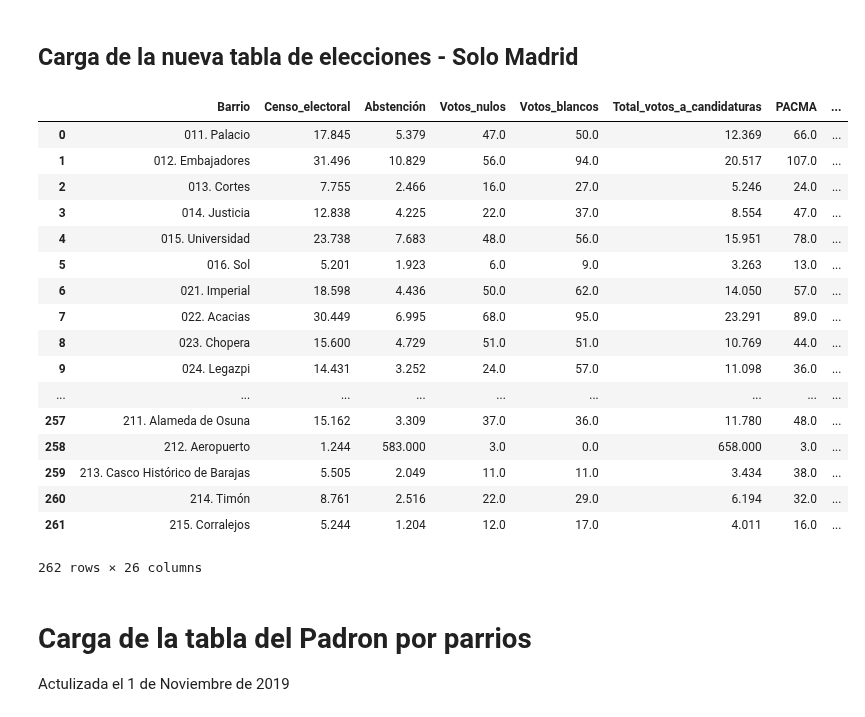
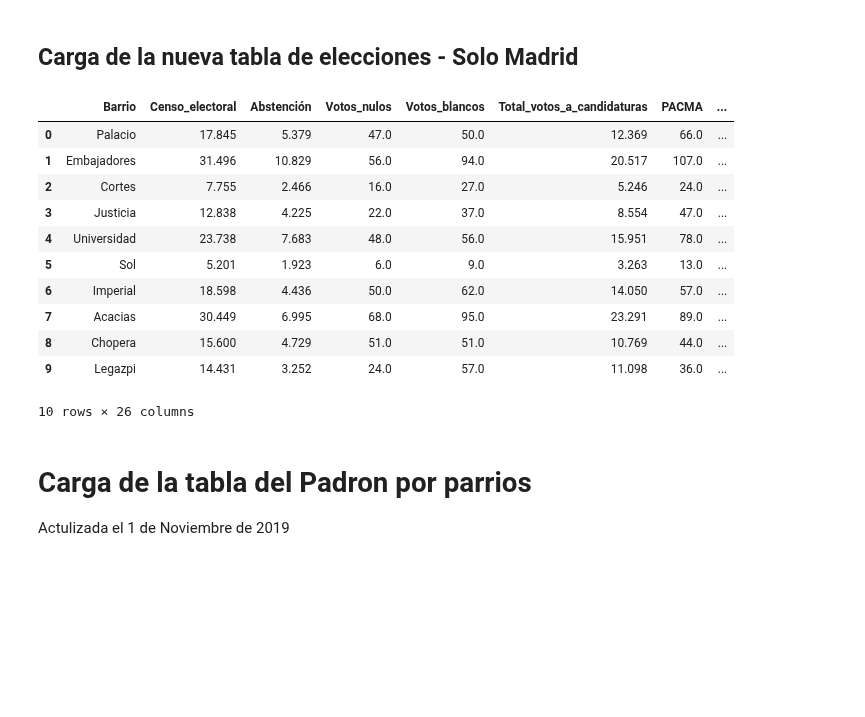
Before and after one commit to InmaLatorre/G3_ProyectoPython, a Jupyter notebook: MAIN.ipynb, the cells around one changed output. Saved outputs shown, nothing was run; the diff lists cells and outputs as text; code cells hidden in the pictures; blank space fills up the shorter version.

Commit message:
Commit de inicio de trabajo. Cada uno tiene su espacio en el archivo main

```diff
--- a/MAIN.ipynb
+++ b/MAIN.ipynb
@@ -29,48 +31,46 @@ tables = []
 # %%
 # Cargar los nombre de todos los archivos almacenados dentro de la carpeta "resources/Tablas_elecciones_barrio/"
 for r, d, f in os.walk(path):
     files = f
 # lectura y limpieza de las 21 tablas. Resultado: una lista de 21 tablas
 for file in files:
     tmp_table = pd.read_excel(path + '{0}'.format(file),
                               sep=";", encoding="ISO-8859-1")
     tmp_table.columns = [i.strip().replace(' ','_') for i in tmp_table.columns]
     tmp_table.reset_index(level=0, inplace=True)
     tmp_table.rename(columns={'index': 'Barrio'}, inplace=True)
     tmp_table['Distrito'] = re.sub("^[0-9]+(\.)(\s)", "", tmp_table.Barrio[0])
     tmp_table.drop([0,1], inplace=True)
+    for i in range(0, len(tmp_table.Barrio)):
+        tmp_table.iloc[i,0] = re.sub("[0-9]+(\.)(\s)", "", tmp_table.iloc[i,0])
+
     tables.append(tmp_table)
 
 # Se concatenan las 21 tablas en una sola
-main_table_elecciones = pd.concat(tables)
+main_table_elecciones = pd.concat(tables, sort=False)
+
 # Se unifica el index para toda la tabla
 main_table_elecciones.reset_index(drop=True, inplace=True)
-main_table_elecciones
+main_table_elecciones.head(10)
 # main_table.tail()
 
 # Pendientes
-# 1 -La columna "Barrio" debe contener solo el nombre del barrio. Para el código se debe crear una nueva columna "Codigo"
+#  OK 1 -La columna "Barrio" debe contener solo el nombre del barrio. Para el código se debe crear una nueva columna "Codigo"
 # 2 -Crear una nueva columna en donde se puedan observar los porcentajes de abstención
 #  OK 3- Poner el nombre del distrito (por ejemplo 'Centro') en una columna -"Distrito"- para todos los barrios que pertenecen a él
 # %% [output]
 |  | Barrio | Censo_electoral | Abstención | Votos_nulos | Votos_blancos | Total_votos_a_candidaturas | PACMA | ... |
-| 0 | 011. Palacio | 17.845 | 5.379 | 47.0 | 50.0 | 12.369 | 66.0 | ... |
-| 1 | 012. Embajadores | 31.496 | 10.829 | 56.0 | 94.0 | 20.517 | 107.0 | ... |
-| 2 | 013. Cortes | 7.755 | 2.466 | 16.0 | 27.0 | 5.246 | 24.0 | ... |
-| 3 | 014. Justicia | 12.838 | 4.225 | 22.0 | 37.0 | 8.554 | 47.0 | ... |
-| 4 | 015. Universidad | 23.738 | 7.683 | 48.0 | 56.0 | 15.951 | 78.0 | ... |
-| 5 | 016. Sol | 5.201 | 1.923 | 6.0 | 9.0 | 3.263 | 13.0 | ... |
-| 6 | 021. Imperial | 18.598 | 4.436 | 50.0 | 62.0 | 14.050 | 57.0 | ... |
-| 7 | 022. Acacias | 30.449 | 6.995 | 68.0 | 95.0 | 23.291 | 89.0 | ... |
-| 8 | 023. Chopera | 15.600 | 4.729 | 51.0 | 51.0 | 10.769 | 44.0 | ... |
-| 9 | 024. Legazpi | 14.431 | 3.252 | 24.0 | 57.0 | 11.098 | 36.0 | ... |
-| ... | ... | ... | ... | ... | ... | ... | ... | ... |
-| 257 | 211. Alameda de Osuna | 15.162 | 3.309 | 37.0 | 36.0 | 11.780 | 48.0 | ... |
-| 258 | 212. Aeropuerto | 1.244 | 583.000 | 3.0 | 0.0 | 658.000 | 3.0 | ... |
-| 259 | 213. Casco Histórico de Barajas | 5.505 | 2.049 | 11.0 | 11.0 | 3.434 | 38.0 | ... |
-| 260 | 214. Timón | 8.761 | 2.516 | 22.0 | 29.0 | 6.194 | 32.0 | ... |
-| 261 | 215. Corralejos | 5.244 | 1.204 | 12.0 | 17.0 | 4.011 | 16.0 | ... |
+| 0 | Palacio | 17.845 | 5.379 | 47.0 | 50.0 | 12.369 | 66.0 | ... |
+| 1 | Embajadores | 31.496 | 10.829 | 56.0 | 94.0 | 20.517 | 107.0 | ... |
+| 2 | Cortes | 7.755 | 2.466 | 16.0 | 27.0 | 5.246 | 24.0 | ... |
+| 3 | Justicia | 12.838 | 4.225 | 22.0 | 37.0 | 8.554 | 47.0 | ... |
+| 4 | Universidad | 23.738 | 7.683 | 48.0 | 56.0 | 15.951 | 78.0 | ... |
+| 5 | Sol | 5.201 | 1.923 | 6.0 | 9.0 | 3.263 | 13.0 | ... |
+| 6 | Imperial | 18.598 | 4.436 | 50.0 | 62.0 | 14.050 | 57.0 | ... |
+| 7 | Acacias | 30.449 | 6.995 | 68.0 | 95.0 | 23.291 | 89.0 | ... |
+| 8 | Chopera | 15.600 | 4.729 | 51.0 | 51.0 | 10.769 | 44.0 | ... |
+| 9 | Legazpi | 14.431 | 3.252 | 24.0 | 57.0 | 11.098 | 36.0 | ... |
-262 rows × 26 columns
+10 rows × 26 columns
 # %% [markdown]
 # Carga de la tabla del Padron por parrios
 Actulizada el 1 de Noviembre de 2019
```
Also changed, not shown: parts of 5 cells of this notebook, 1 other file.
